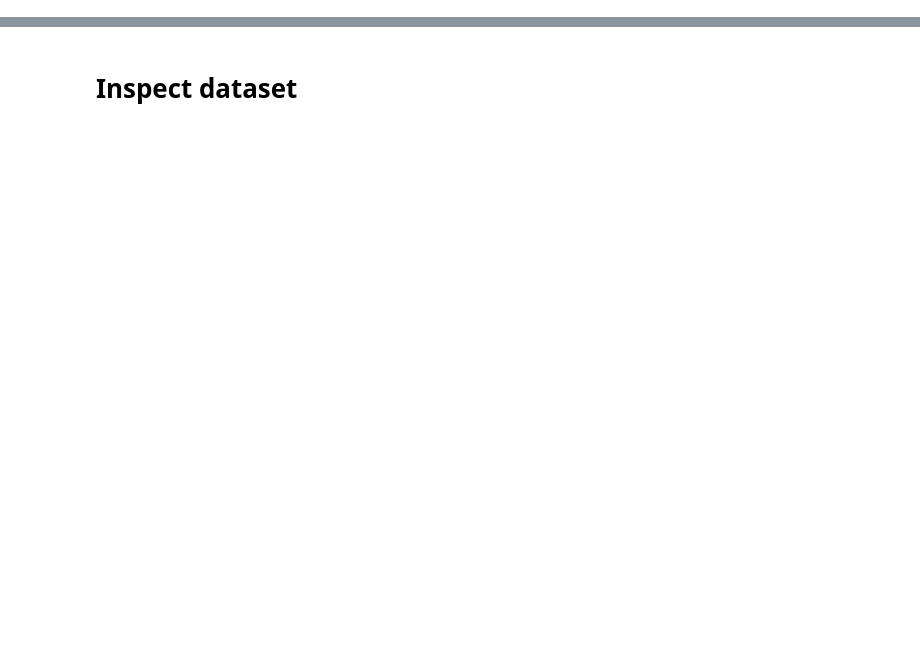
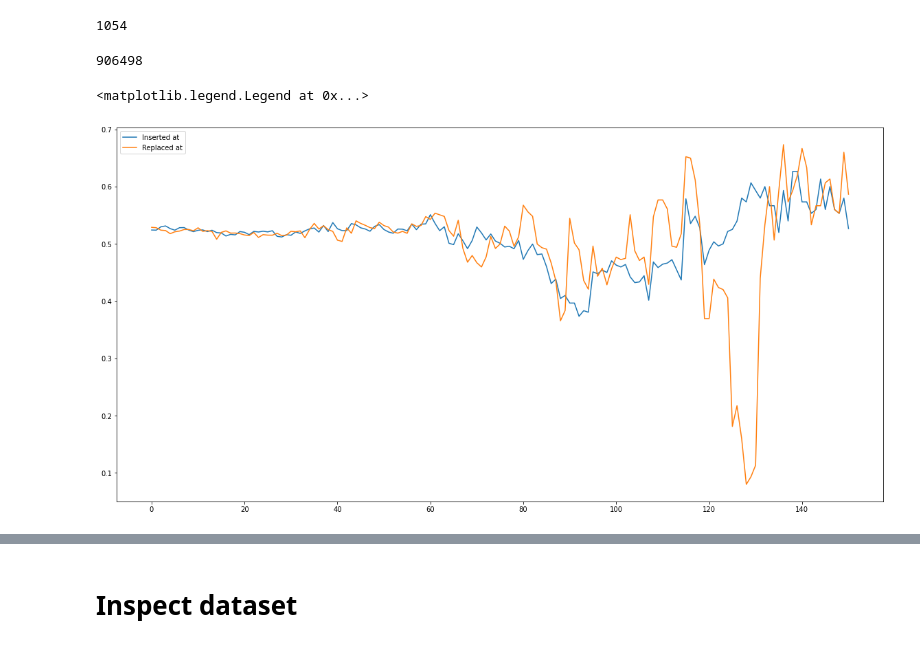
Before and after one commit to daniter-cu/discoher, a Jupyter notebook: notebooks/SentInsEval.ipynb, the cells around one changed output, grey strips where cells are left out. Saved outputs shown, nothing was run; the diff lists cells and outputs as text; code cells hidden in the pictures; blank space fills up the shorter version.

```diff
--- a/notebooks/SentInsEval.ipynb
+++ b/notebooks/SentInsEval.ipynb
@@ -15,0 +55,29 @@ gpt_accs_short = gpt_accs[:len(iter_accs)]
+# %%
+import csv
+import sys
+csv.field_size_limit(sys.maxsize)
+data = []
+with open("../data/xu_cluster/test_perm.tsv", "r") as f:
+    reader = csv.reader(f, delimiter="\t")
+    for row in reader:
+        data.append(row[1])
+data = [d.split("<PUNC>") for d in data]
+len(data)
+# %% [output]
+1054
+# %%
+pos_replaced = []
+pos_inserted = []
+sent_len = []
+paragraph_len = []
+for d in data:
+    for i in range(len(d)):
+        for j in range(len(d)):
+            if i == j:
+                continue
+            pos_replaced.append(i)
+            pos_inserted.append(j)
+            sent_len.append(len(d[i]))
+            paragraph_len.append(len(d))
+# %% [output]
+906498
@@ -15,0 +89,25 @@ gpt_accs_short = gpt_accs[:len(iter_accs)]
+# %%
+from collections import defaultdict
+per_pos_rep_accs = defaultdict(list)
+per_pos_ins_accs = defaultdict(list)
+for i in range(len(iter_accs)):
+    per_pos_rep_accs[pos_replaced[i]].append(iter_accs[i])
+    per_pos_ins_accs[pos_inserted[i]].append(iter_accs[i])
+ins_accs_x = []
+ins_accs_y = []
+for k, v in per_pos_ins_accs.items():
+    ins_accs_x.append(k)
+    ins_accs_y.append(np.mean(v))
+rep_accs_x = []
+rep_accs_y = []
+for k, v in per_pos_rep_accs.items():
+    rep_accs_x.append(k)
+    rep_accs_y.append(np.mean(v))
+plt.figure(figsize=(20,10))
+order = np.argsort(ins_accs_x)
+plt.plot(np.array(ins_accs_x)[order], np.array(ins_accs_y)[order], label="Inserted at")
+plt.plot(rep_accs_x, rep_accs_y, label="Replaced at")
+plt.legend()
+# %% [output]
+<matplotlib.legend.Legend at 0x...>
+[figure, added]
```
Also changed, not shown: parts of 25 cells of this notebook.
